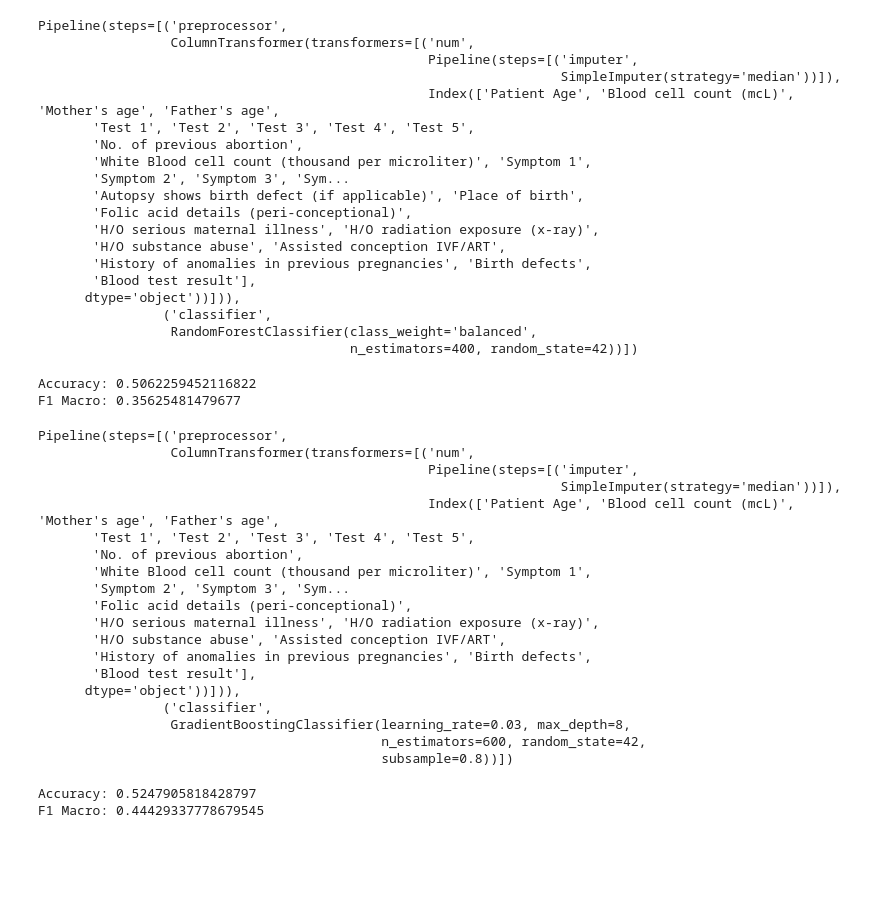
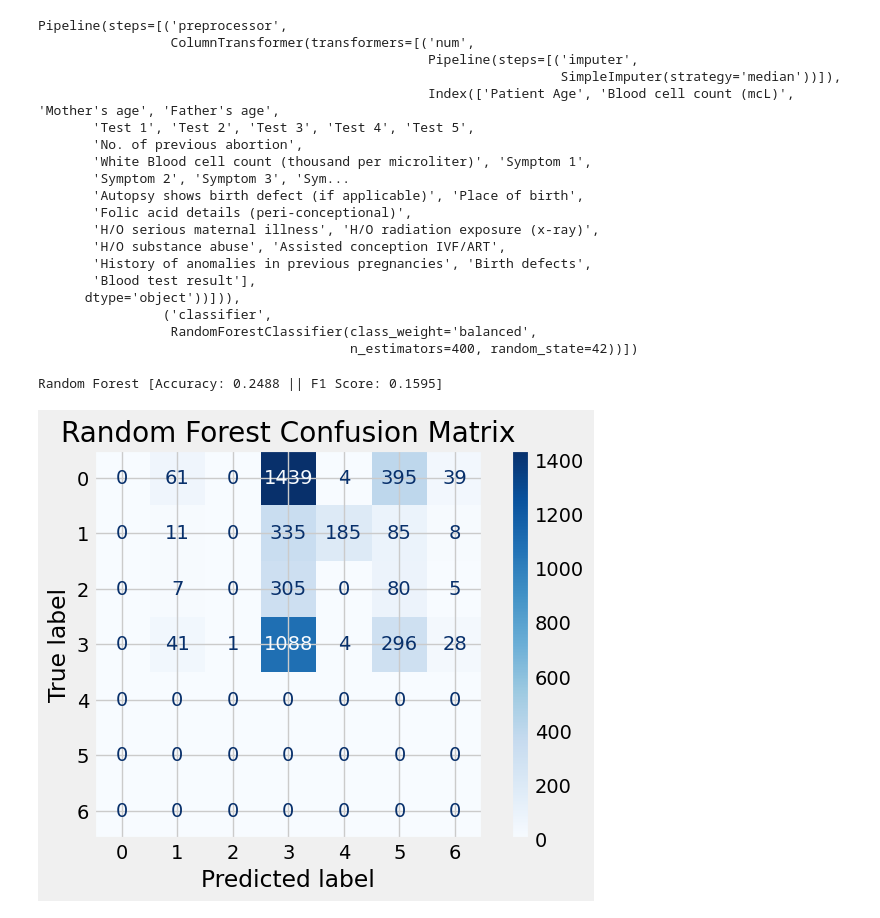
Before and after one commit to AmbitiousFlowDev/ml-genetic-disorder-classifier, a Jupyter notebook: GeneticDisorderClassifier.ipynb, the cells around one changed output. Cells and saved outputs as stored; diff of their text form; code cells hidden in the pictures; blank space fills up the shorter version.

```diff
--- a/GeneticDisorderClassifier.ipynb
+++ b/GeneticDisorderClassifier.ipynb
@@ -83,7 +132,30 @@ X_train, X_val, y_train, y_val = train_test_split(
+# %%
+def plot_confusion(y_true, y_pred, title):
+
+    cm = confusion_matrix(y_true, y_pred)
+    disp = ConfusionMatrixDisplay(confusion_matrix=cm)
+    disp.plot(cmap=plt.cm.Blues)
+    plt.title(title)
+    plt.show()
 # %%
-rf_model = Pipeline([("preprocessor", preprocessor),("classifier", RandomForestClassifier(n_estimators=400,class_weight="balanced",random_state=42))], memory=None)
+rf_pipeline = Pipeline(
+    [
+        ("preprocessor", preprocessor),
+        (
+            "classifier",
+            RandomForestClassifier(
+                n_estimators=400,
+                class_weight="balanced",
+                random_state=42,
+                min_samples_leaf=1,
+                max_features="sqrt",
+            ),
+        ),
+    ],
+    memory=None,
+)
 # %%
-rf_model.fit(X_train, y_train)
+rf_pipeline.fit(X_train, y_sub_train)
 # %% [output]
 Pipeline(steps=[('preprocessor',
                  ColumnTransformer(transformers=[('num',
@@ -105,10 +177,10 @@ Pipeline(steps=[('preprocessor',
                  RandomForestClassifier(class_weight='balanced',
                                         n_estimators=400, random_state=42))])
 # %%
-rf_pred = rf_model.predict(X_val)
+rf_val_pred_classes = rf_pipeline.predict(X_val)
+rf_acc = accuracy_score(y_val, rf_val_pred_classes)
+rf_f1 = f1_score(y_val, rf_val_pred_classes, average="weighted")
 # %%
-print("Accuracy:", accuracy_score(y_val, rf_pred))
-print("F1 Macro:", f1_score(y_val, rf_pred, average="macro"))
+print(f"Random Forest [Accuracy: {rf_acc:.4f} || F1 Score: {rf_f1:.4f}]")
 # %% [output]
-Accuracy: 0.5062259452116822
-F1 Macro: 0.35625481479677
+Random Forest [Accuracy: 0.2488 || F1 Score: 0.1595]
@@ -126,22 +186,0 @@ gb_model = Pipeline([
-# %%
-gb_model.fit(X_train, y_train)
-# %% [output]
-Pipeline(steps=[('preprocessor',
-                 ColumnTransformer(transformers=[('num',
-                                                  Pipeline(steps=[('imputer',
-                                                                   SimpleImputer(strategy='median'))]),
-                                                  Index(['Patient Age', 'Blood cell count (mcL)', 'Mother's age', 'Father's age',
-       'Test 1', 'Test 2', 'Test 3', 'Test 4', 'Test 5',
-       'No. of previous abortion',
-       'White Blood cell count (thousand per microliter)', 'Symptom 1',
-       'Symptom 2', 'Symptom 3', 'Sym...
-       'Folic acid details (peri-conceptional)',
-       'H/O serious maternal illness', 'H/O radiation exposure (x-ray)',
-       'H/O substance abuse', 'Assisted conception IVF/ART',
-       'History of anomalies in previous pregnancies', 'Birth defects',
-       'Blood test result'],
-      dtype='object'))])),
-                ('classifier',
-                 GradientBoostingClassifier(learning_rate=0.03, max_depth=8,
-                                            n_estimators=600, random_state=42,
-                                            subsample=0.8))])
@@ -150,6 +187,4 @@ gb_pred = gb_model.predict(X_val)
-# %%
-print("Accuracy:", accuracy_score(y_val, gb_pred))
-print("F1 Macro:", f1_score(y_val, gb_pred, average="macro"))
-# %% [output]
-Accuracy: 0.5247905818428797
-F1 Macro: 0.44429337778679545
+# %%
+plot_confusion(y_val, rf_val_pred_classes, "Random Forest Confusion Matrix")
+# %% [output]
+[figure, added]
```
Also changed, not shown: parts of 47 cells of this notebook.
